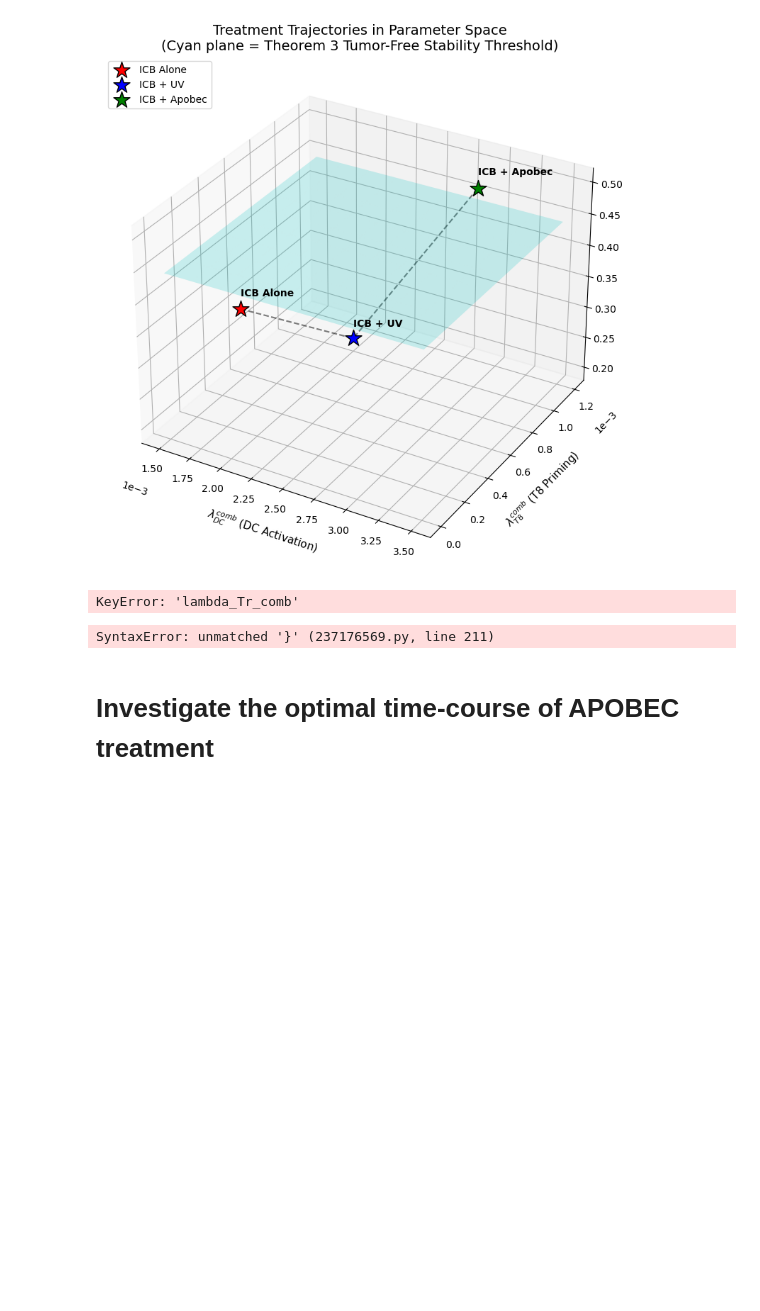
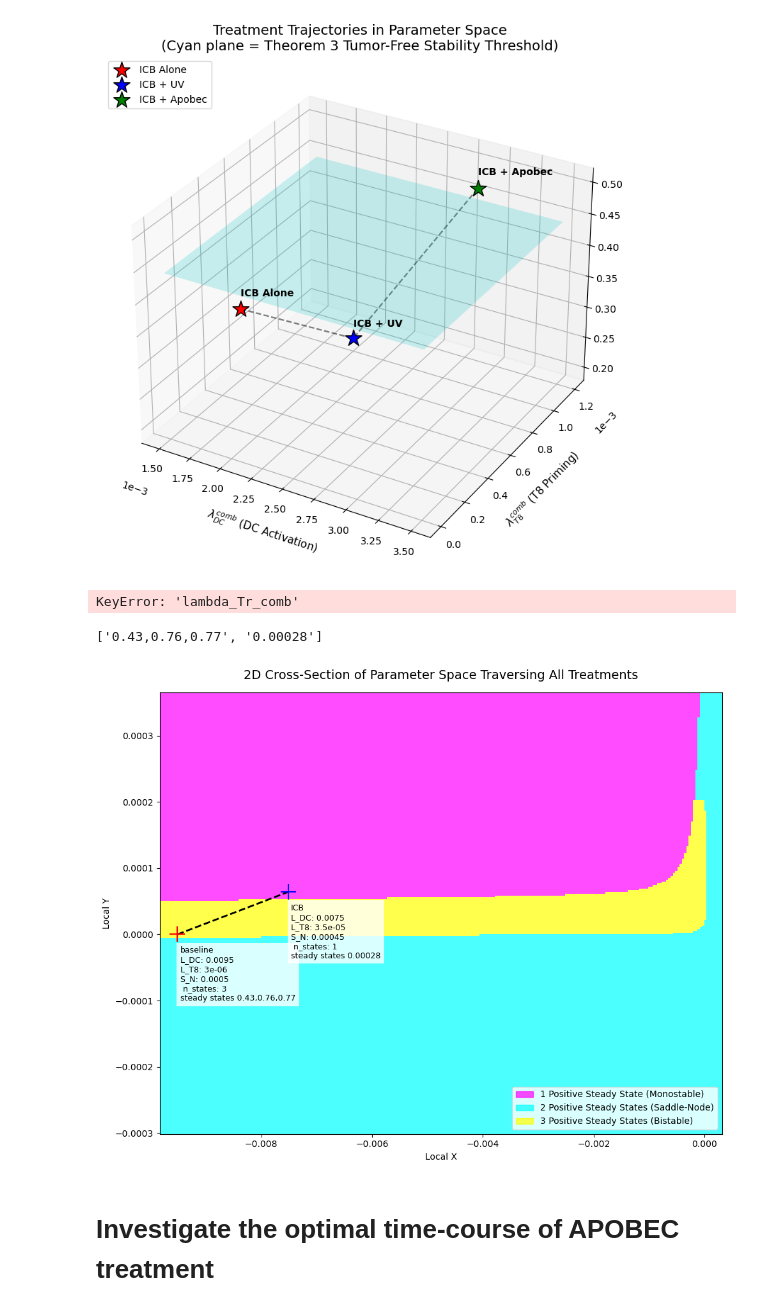
Before and after one commit to ZP-likes-coding/Cancer_immune_interaction, a Jupyter notebook: Bifurcation_graphs_fitted.ipynb, the cells around one changed output. Drawn from its saved outputs; the diff is of its cells as text; code cells hidden in the pictures; blank space fills up the shorter version.

```diff
--- a/Bifurcation_graphs_fitted.ipynb
+++ b/Bifurcation_graphs_fitted.ipynb
@@ -777,29 +777,29 @@ P2 = np.array([0.0095, 0.000003,  0.0005]) #untreated
 P3 = np.array([0.0075, 0.000035,  0.00045] ) #treated
 P1 = np.cross(P2,P3)/2
 
-#mutagen
-P2 = np.array([0.002, 0.0002,  0.0004]) #untreated
-# P4= np.array([0.0095, 0.000003,  0.0005])
-P3 = np.array([0.003, 0.0005,  0.0005] ) #treated
-P1 = np.cross(P2,P3)/2
+# #mutagen
+# P2 = np.array([0.002, 0.0002,  0.0004]) #untreated
+# # P4= np.array([0.0095, 0.000003,  0.0005])
+# P3 = np.array([0.003, 0.0005,  0.0005] ) #treated
+# P1 = np.cross(P2,P3)/2
 
-#KPB25L
-best_params = {'lambda_C': 1.5, 'C_M': 0.8, 'eta_8': 328.25, 'eta_N': 300, 'd_C': 0.17,
-               'K_C': 0.4, 'd_D': 1.0, 'd_N': 0.5, 'gamma_N': 150, 'a_C': 0.5, 'beta_1': 0.4, 'beta_2': 0.0002, 'd_Tr': 0.2, 'lambda_Tr_comb': 0.0003, 'd_T8': 0.01,
-               'K_Tr': 0.01, 'K_D': 0.0004}
-p = best_params
+# #KPB25L
+# best_params = {'lambda_C': 1.5, 'C_M': 0.8, 'eta_8': 328.25, 'eta_N': 300, 'd_C': 0.17,
+#                'K_C': 0.4, 'd_D': 1.0, 'd_N': 0.5, 'gamma_N': 150, 'a_C': 0.5, 'beta_1': 0.4, 'beta_2': 0.0002, 'd_Tr': 0.2, 'lambda_Tr_comb': 0.0003, 'd_T8': 0.01,
+#                'K_Tr': 0.01, 'K_D': 0.0004}
+# p = best_params
 
-#no mutagen
-P2 = np.array([0.0095, 0.000003,  0.0005]) #untreated
-# P4= np.array([0.0095, 0.000003,  0.0005])
-P3 = np.array([0.0075, 0.0004,  0.0001] ) #treated
-P1 = np.cross(P2,P3)/2
+# #no mutagen
+# P2 = np.array([0.0095, 0.000003,  0.0005]) #untreated
+# # P4= np.array([0.0095, 0.000003,  0.0005])
+# P3 = np.array([0.0075, 0.0004,  0.0001] ) #treated
+# P1 = np.cross(P2,P3)/2
 
-# #mutagen
-P2 = np.array([0.0095, 0.00007,  0.0005]) #untreated
-# P4= np.array([0.0095, 0.000003,  0.0005])
-P3 = np.array([0.005, 0.0002,  0.0005] ) #treated
-P1 = np.cross(P2,P3)/2
+# # #mutagen
+# P2 = np.array([0.0095, 0.00007,  0.0005]) #untreated
+# # P4= np.array([0.0095, 0.000003,  0.0005])
+# P3 = np.array([0.005, 0.0002,  0.0005] ) #treated
+# P1 = np.cross(P2,P3)/2
 
 
 labels = ['baseline','ICB']
@@ -921,7 +921,7 @@ for P in [P2,P3]:
 
     # Sweep C (using ultra-high resolution to catch the thin fold boundaries)
     C_M = p["C_M"]
-    C = np.linspace(1e-5, C_M * 0.999, 3000)[np.newaxis, :]
+    C = np.linspace(1e-5, C_M * 0.999, 3000)
 
     # Master Equations
     D = (LDC / p["d_D"]) * (C / (C + p["K_C"]))
@@ -940,42 +940,46 @@ for P in [P2,P3]:
     tol = 1e-10
     sign_f = np.sign(f_C)
     sign_f[np.abs(f_C)<tol] = 0
-    roots_count = np.sum(np.diff(sign_f, axis=1) != 0, axis=1)
-    n = roots_count[0]
+
+    diffs = np.diff(sign_f)
+    root_indices = np.where(diffs != 0)[0]
+    n = len(root_indices)
     n_states.append(n)
-    for i,k in enumerate(sign_f):
+    for i in root_indices:
         cancer = C[i]
-        if i>0:
-            if sign_f[i-1] !=0 and sign_f[i] == 0:
-                cancers.append(cancer)
-    cancer_states.append(cancer)
 
+        cancers.append(f"{cancer:.2g}")
+
+    cancers_str= ','.join(cancers)
+    cancer_states.append(cancers_str)
+print(cancer_states)
 
 # Plot the treatment stars
 for i, pt in enumerate([proj_P2, proj_P3]):
     ax.scatter(pt[0], pt[1], color=colors[i], marker='+', s=300, edgecolor='black', zorder=10)
     # Adding a text box with the true 3D parameters for clarity
     true_pt = [P2, P3][i]
-    label_text = f'{labels[i]}\nL_DC: {true_pt[0]}\nL_T8: {true_pt[1]}\nS_N: {true_pt[2]}\n n_states: {n_states[i]}\nsteady states {[f"{:%.1g}" for c in cancer_states[i]]}'}"
+    label_text = f'{labels[i]}\nL_DC: {true_pt[0]}\nL_T8: {true_pt[1]}\nS_N: {true_pt[2]}\n n_states: {n_states[i]}\nsteady states {cancer_states[i]}'
     ax.text(pt[0] + 0.00005, pt[1] - 0.0001, label_text, fontsize=9,
             bbox=dict(facecolor='white', alpha=0.8, edgecolor='none'))
 
 # Formatting
 ax.set_title("2D Cross-Section of Parameter Space Traversing All Treatments", fontsize=14, pad=15)
 ax.set_xlabel("Local X")
 ax.set_ylabel("Local Y")
 
 # Create custom legend for the regions
 import matplotlib.patches as mpatches
 mag_patch = mpatches.Patch(color='magenta', alpha=0.7, label='1 Positive Steady State (Monostable)')
 cya_patch = mpatches.Patch(color='cyan', alpha=0.7, label='2 Positive Steady States (Saddle-Node)')
 yel_patch = mpatches.Patch(color='yellow', alpha=0.7, label='3 Positive Steady States (Bistable)')
 ax.legend(handles=[mag_patch, cya_patch, yel_patch], loc='lower right')
 
 plt.tight_layout()
 plt.show()
 # %% [output]
-SyntaxError: unmatched '}' (237176569.py, line 211)
+['0.43,0.76,0.77', '0.00028']
+[figure, added]
 # %% [markdown]
 # Investigate the optimal time-course of APOBEC treatment
 # %% [markdown]
```
Also changed, not shown: 5 other files.
